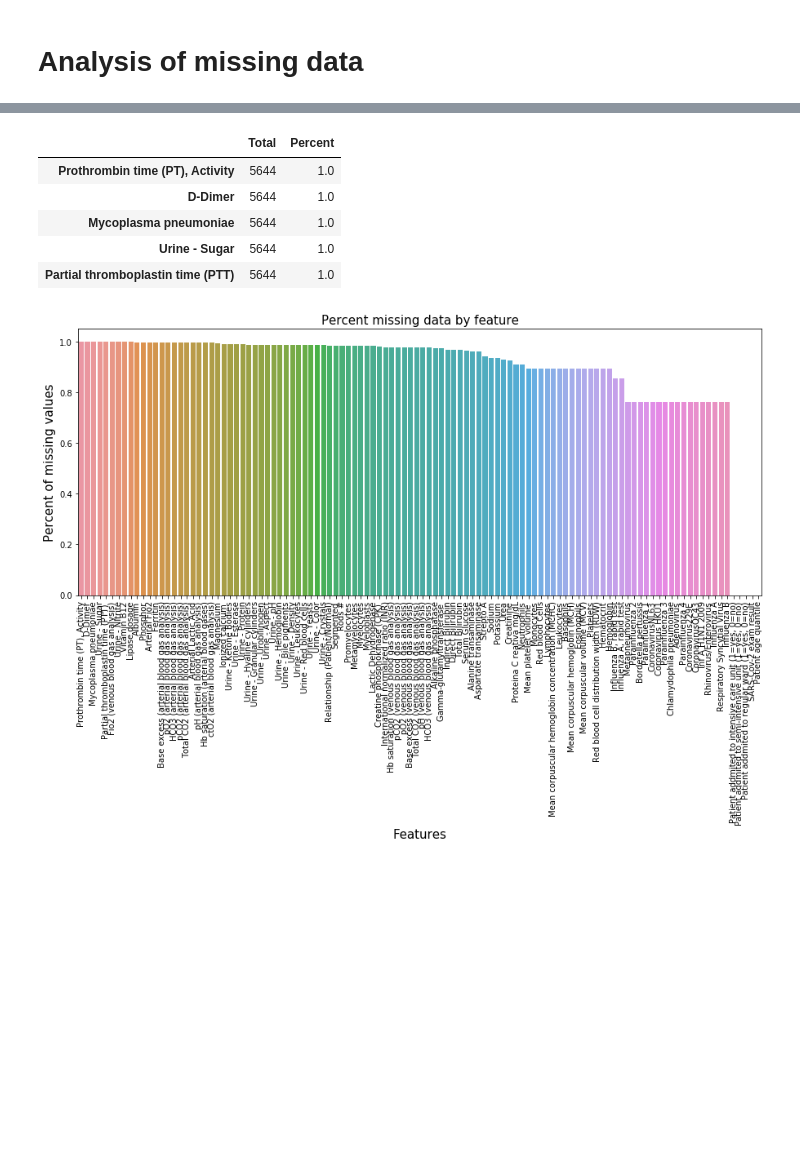
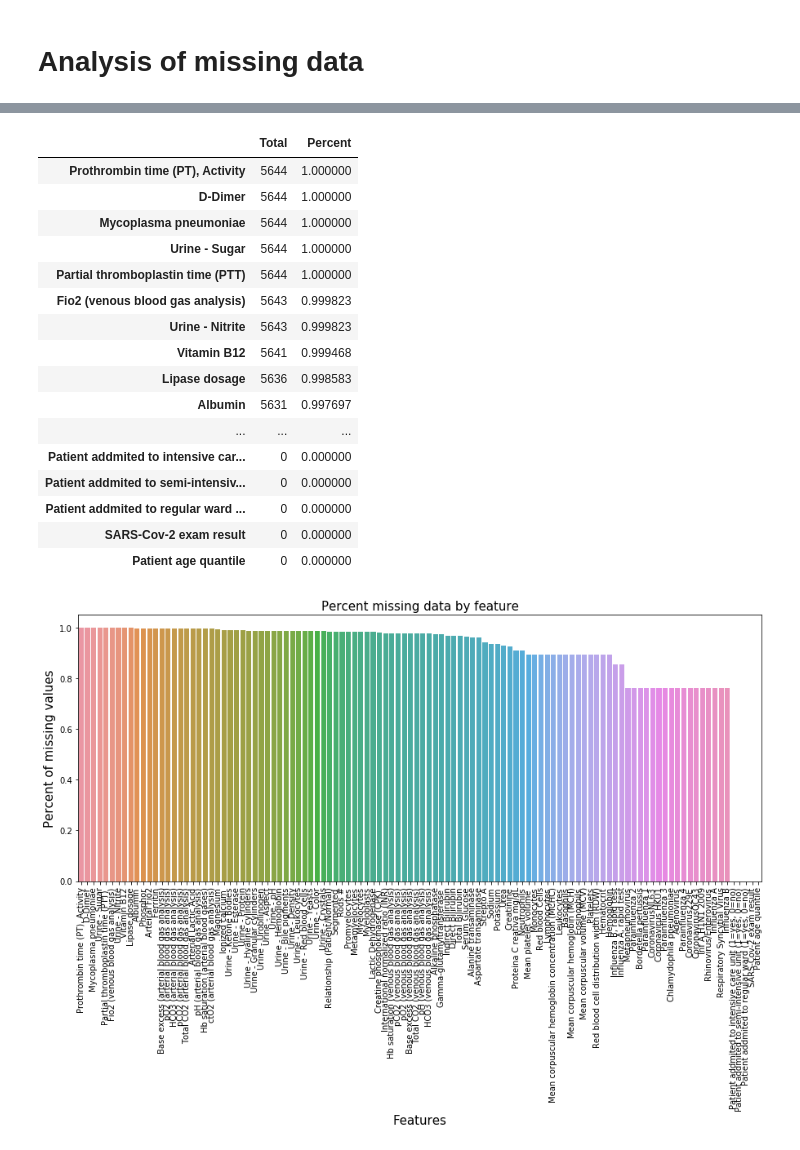
Before and after one commit to isabelatelles/covid19, a Jupyter notebook: Analysis.ipynb, the cells around one changed output, grey strips where cells are left out. Cells and saved outputs as stored; diff of their text form; code cells hidden in the pictures; blank space fills up the shorter version.

```diff
--- a/Analysis.ipynb
+++ b/Analysis.ipynb
@@ -31,19 +31,30 @@ memory usage: 4.8+ MB
 # %%
 total = dataset.isnull().sum().sort_values(ascending=False)
 percent = (dataset.isnull().sum()/dataset.isnull().count()).sort_values(ascending=False)
 missing_data = pd.concat([total, percent], axis=1, keys=['Total', 'Percent'])
 f, ax = plt.subplots(figsize=(15, 6))
 plt.xticks(rotation='90')
 sns.barplot(x=missing_data.index, y=missing_data['Percent'])
 plt.xlabel('Features', fontsize=15)
 plt.ylabel('Percent of missing values', fontsize=15)
 plt.title('Percent missing data by feature', fontsize=15)
-missing_data.head()
+missing_data
 # %% [output]
 |  | Total | Percent |
-| Prothrombin time (PT), Activity | 5644 | 1.0 |
-| D-Dimer | 5644 | 1.0 |
-| Mycoplasma pneumoniae | 5644 | 1.0 |
-| Urine - Sugar | 5644 | 1.0 |
-| Partial thromboplastin time (PTT) | 5644 | 1.0 |
+| Prothrombin time (PT), Activity | 5644 | 1.000000 |
+| D-Dimer | 5644 | 1.000000 |
+| Mycoplasma pneumoniae | 5644 | 1.000000 |
+| Urine - Sugar | 5644 | 1.000000 |
+| Partial thromboplastin time (PTT) | 5644 | 1.000000 |
+| Fio2 (venous blood gas analysis) | 5643 | 0.999823 |
+| Urine - Nitrite | 5643 | 0.999823 |
+| Vitamin B12 | 5641 | 0.999468 |
+| Lipase dosage | 5636 | 0.998583 |
+| Albumin | 5631 | 0.997697 |
+| ... | ... | ... |
+| Patient addmited to intensive car... | 0 | 0.000000 |
+| Patient addmited to semi-intensiv... | 0 | 0.000000 |
+| Patient addmited to regular ward ... | 0 | 0.000000 |
+| SARS-Cov-2 exam result | 0 | 0.000000 |
+| Patient age quantile | 0 | 0.000000 |
 [figure]
```
Also changed, not shown: parts of 1 cell of this notebook.
